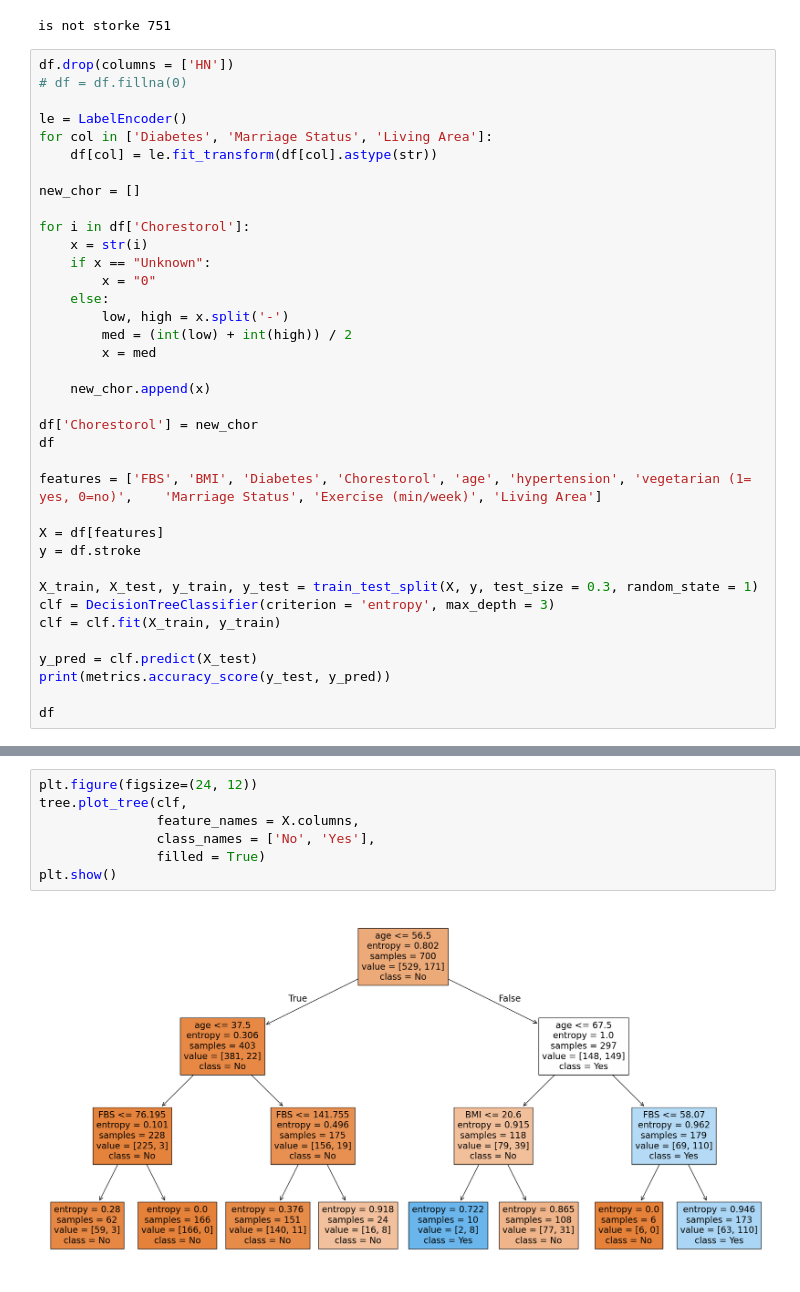
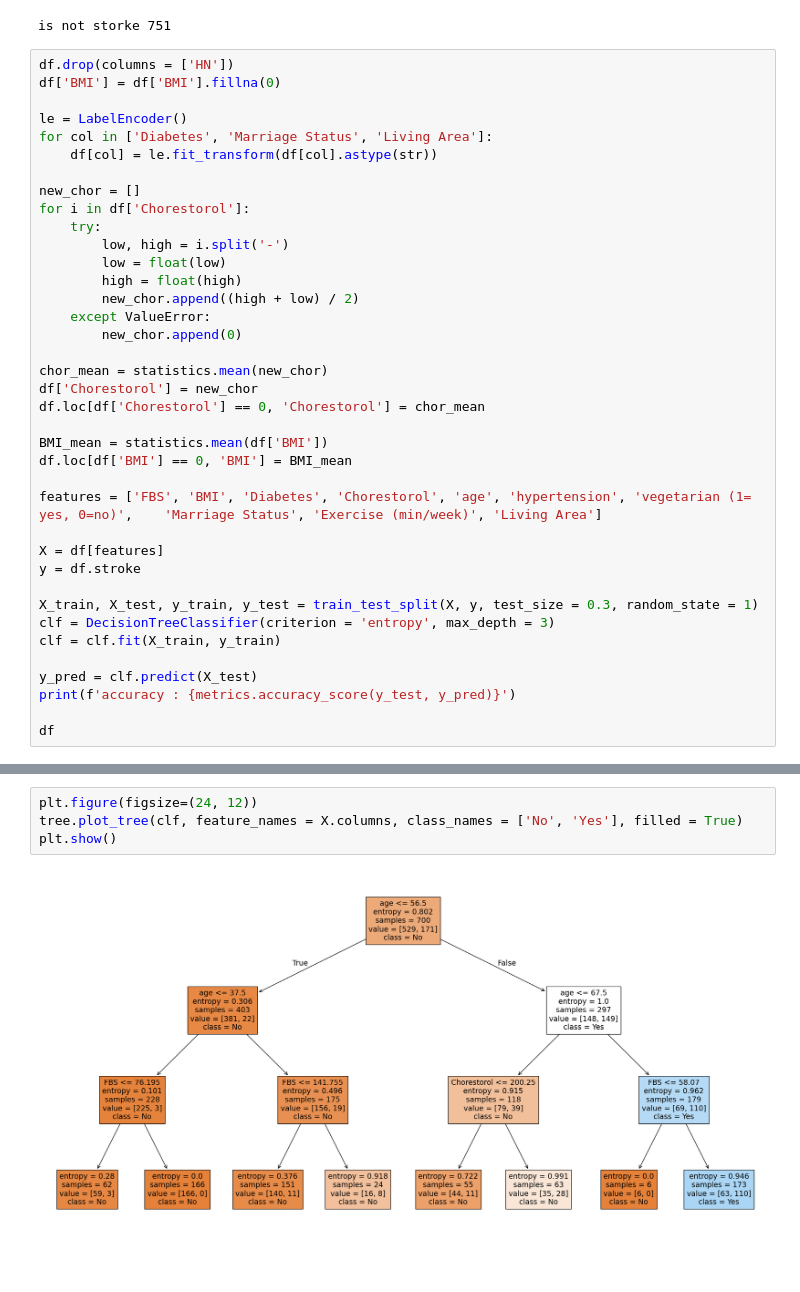
Before and after one commit to GeekWulf/01418261_decision_tree, a Jupyter notebook: filter_data.ipynb, the cells around one changed output, grey strips where cells are left out. Cells and saved outputs as stored; diff of their text form.

Commit message:
repace NaN in BMI with BMI mean and replace unknown chorestorol to chorestorol mean

```diff
--- a/filter_data.ipynb
+++ b/filter_data.ipynb
@@ -33,27 +34,28 @@ print(f"is not storke {is_not_stroke}")
 is not storke 751
 # %%
 df.drop(columns = ['HN'])
-# df = df.fillna(0)
+df['BMI'] = df['BMI'].fillna(0)
 
 le = LabelEncoder()
 for col in ['Diabetes', 'Marriage Status', 'Living Area']:
     df[col] = le.fit_transform(df[col].astype(str))
 
 new_chor = []
+for i in df['Chorestorol']:
+    try:
+        low, high = i.split('-')
+        low = float(low)
+        high = float(high)
+        new_chor.append((high + low) / 2)
+    except ValueError:
+        new_chor.append(0)
 
-for i in df['Chorestorol']:
-    x = str(i)
-    if x == "Unknown":
-        x = "0"
-    else:
-        low, high = x.split('-')
-        med = (int(low) + int(high)) / 2
-        x = med
+chor_mean = statistics.mean(new_chor)
+df['Chorestorol'] = new_chor
+df.loc[df['Chorestorol'] == 0, 'Chorestorol'] = chor_mean
 
-    new_chor.append(x)
-
-df['Chorestorol'] = new_chor
-df
+BMI_mean = statistics.mean(df['BMI'])
+df.loc[df['BMI'] == 0, 'BMI'] = BMI_mean
 
 features = ['FBS', 'BMI', 'Diabetes', 'Chorestorol', 'age', 'hypertension', 'vegetarian (1= yes, 0=no)',	'Marriage Status', 'Exercise (min/week)', 'Living Area']
 
@@ -65,7 +67,7 @@ clf = DecisionTreeClassifier(criterion = 'entropy', max_depth = 3)
 clf = clf.fit(X_train, y_train)
 
 y_pred = clf.predict(X_test)
-print(metrics.accuracy_score(y_test, y_pred))
+print(f'accuracy : {metrics.accuracy_score(y_test, y_pred)}')
 
 df
 # %% [output]
@@ -85,10 +87,7 @@ df
 1000 rows × 12 columns
 # %%
 plt.figure(figsize=(24, 12))
-tree.plot_tree(clf,
-               feature_names = X.columns,
-               class_names = ['No', 'Yes'],
-               filled = True)
+tree.plot_tree(clf, feature_names = X.columns, class_names = ['No', 'Yes'], filled = True)
 plt.show()
 # %% [output]
-[figure, old version]
+[figure, new version]
```
Also changed, not shown: parts of 2 cells of this notebook.
